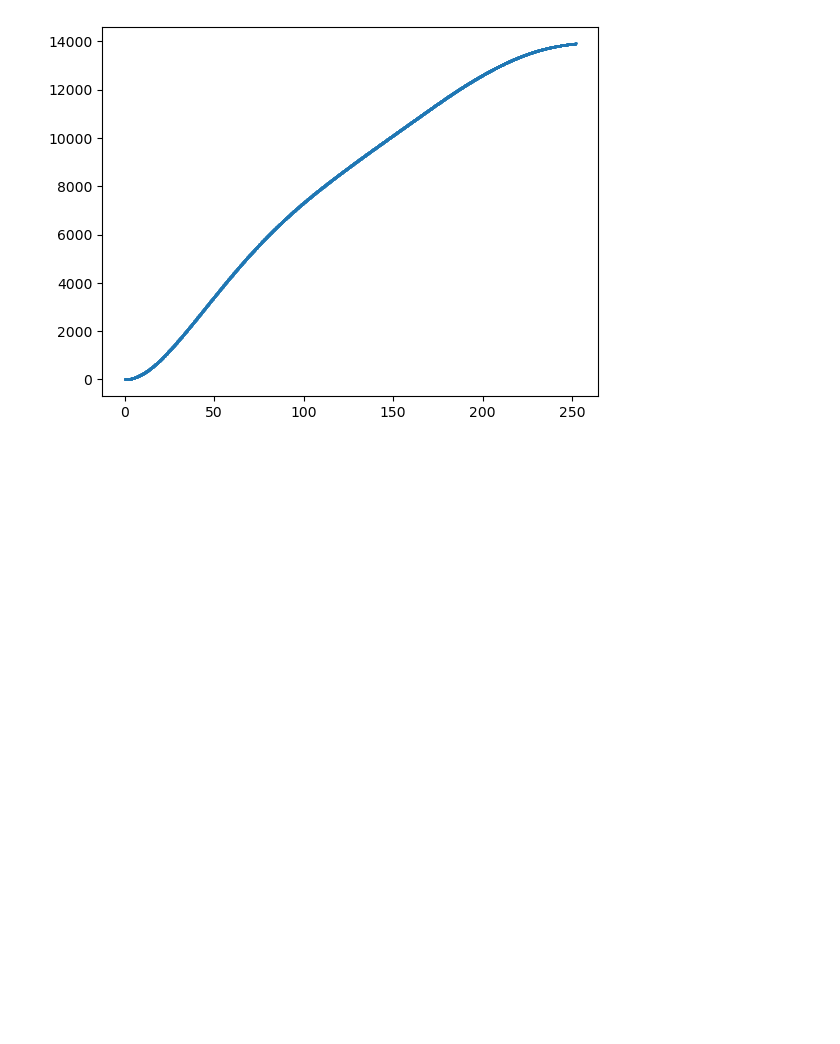
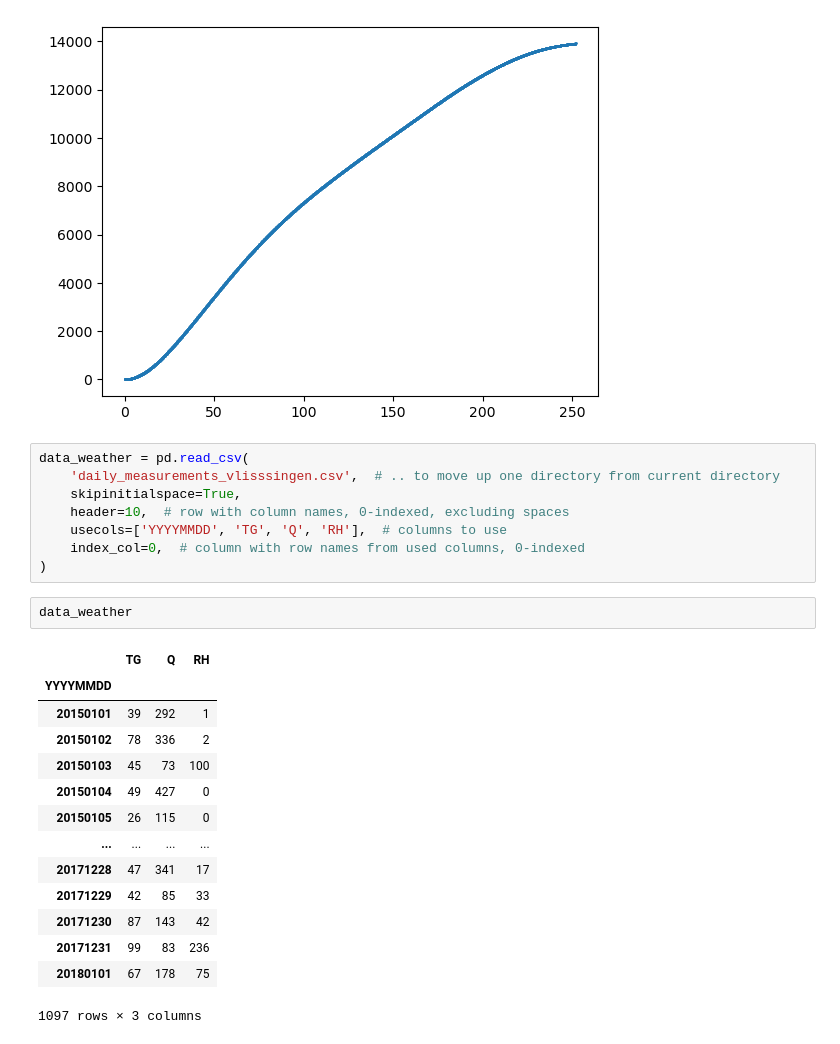
Before and after one commit to XHao1997/WUR_MOBS, a Jupyter notebook: grass and water models/data/Untitled.ipynb, the cells around one changed output. Saved outputs shown, nothing was run; the diff lists cells and outputs as text; blank space fills up the shorter version.

```diff
--- a/grass and water models/data/Untitled.ipynb
+++ b/grass and water models/data/Untitled.ipynb
@@ -33,3 +33,28 @@ plt.scatter(interpolate_days,m_grass,s=1)
 # %% [output]
 <matplotlib.collections.PathCollection at 0x...>
 [figure]
+# %%
+data_weather = pd.read_csv(
+    'daily_measurements_vlisssingen.csv',  # .. to move up one directory from current directory
+    skipinitialspace=True,
+    header=10,  # row with column names, 0-indexed, excluding spaces
+    usecols=['YYYYMMDD', 'TG', 'Q', 'RH'],  # columns to use
+    index_col=0,  # column with row names from used columns, 0-indexed
+)
+# %%
+data_weather
+# %% [output]
+|  | TG | Q | RH |
+| YYYYMMDD |  |  |  |
+| 20150101 | 39 | 292 | 1 |
+| 20150102 | 78 | 336 | 2 |
+| 20150103 | 45 | 73 | 100 |
+| 20150104 | 49 | 427 | 0 |
+| 20150105 | 26 | 115 | 0 |
+| ... | ... | ... | ... |
+| 20171228 | 47 | 341 | 17 |
+| 20171229 | 42 | 85 | 33 |
+| 20171230 | 87 | 143 | 42 |
+| 20171231 | 99 | 83 | 236 |
+| 20180101 | 67 | 178 | 75 |
+1097 rows × 3 columns
```
Also changed, not shown: 2 other files.
